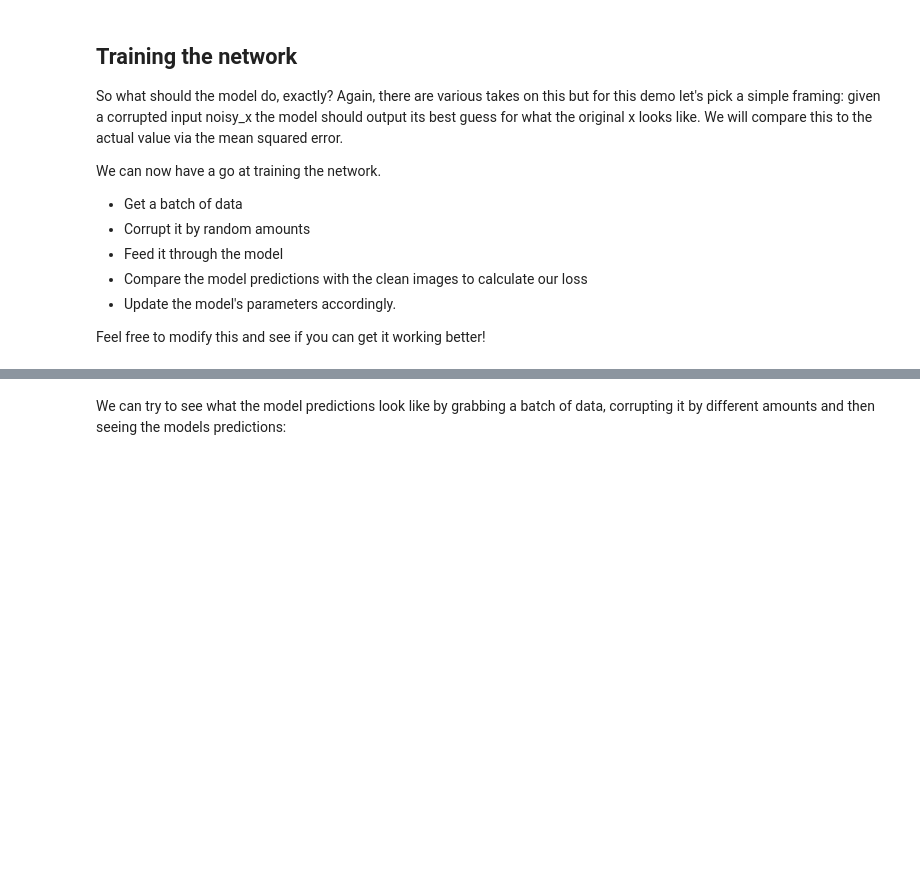
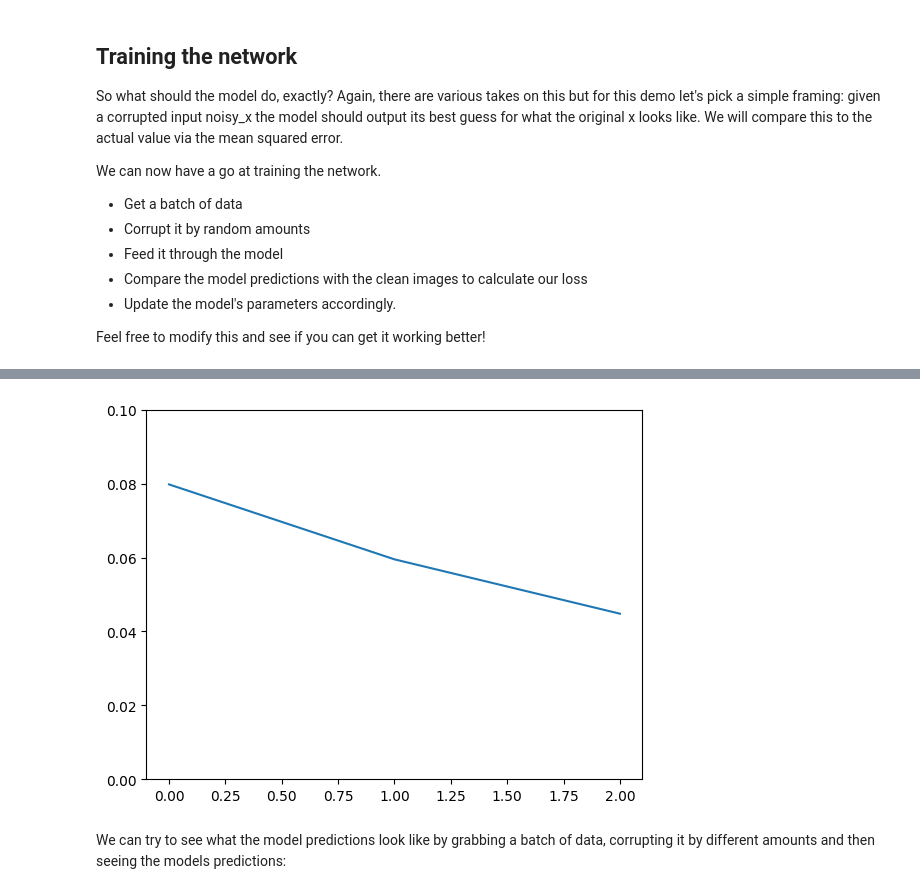
Before and after one commit to shani1610/learning-diffusion-models, a Jupyter notebook: huggingface_course/02_diffusion_models_from_scratch(pokemons).ipynb, the cells around one changed output, grey strips where cells are left out. Cells and saved outputs as stored; diff of their text form; code cells hidden in the pictures; blank space fills up the shorter version.

```diff
--- a/huggingface_course/02_diffusion_models_from_scratch(pokemons).ipynb
+++ b/huggingface_course/02_diffusion_models_from_scratch(pokemons).ipynb
@@ -54,11 +53,6 @@ else:
 
     # Download pizza, steak, sushi data
     with open(data_path / "pokemons.zip", "wb") as f:
-        request = requests.get("https://github.com/shani1610/learning-diffusion-models/blob/main/data/pokemons.zip")
+        request = requests.get("https://github.com/shani1610/learning-diffusion-models/raw/main/data/pokemons.zip")
         print("Downloading pokemon data...")
         f.write(request.content)
-
-    # Unzip pizza, steak, sushi data
-    with zipfile.ZipFile(data_path / "pokemons.zip", "r") as zip_ref:
-        print("Unzipping pokemons data...")
-        zip_ref.extractall(image_path)
@@ -200,7 +232,7 @@ This is what that looks like in code:
 # %%
 class BasicUNet(nn.Module):
     """A minimal UNet implementation."""
-    def __init__(self, in_channels=1, out_channels=1):
+    def __init__(self, in_channels=3, out_channels=3):
         super().__init__()
         self.down_layers = torch.nn.ModuleList([
             nn.Conv2d(in_channels, 32, kernel_size=5, padding=2),
@@ -235,5 +267,5 @@ class BasicUNet(nn.Module):
 We can verify that the output shape is the same as the input, as we expect:
 # %%
 net = BasicUNet()
-x = torch.rand(8, 1, 28, 28)
+x = torch.rand(8, 3, 28, 28)
 net(x).shape
@@ -259,7 +295,7 @@ Feel free to modify this and see if you can get it working better!
 # %%
 # Dataloader (you can mess with batch size)
 batch_size = 128
-train_dataloader = DataLoader(dataset, batch_size=batch_size, shuffle=True)
+train_dataloader = DataLoader(train_data, batch_size=batch_size, shuffle=True)
 
 # How many runs through the data should we do?
 n_epochs = 3
@@ -308,3 +344,4 @@ for epoch in range(n_epochs):
 # View the loss curve
 plt.plot(losses)
 plt.ylim(0, 0.1);
+# %% [output]
@@ -311,3 +351,4 @@ plt.ylim(0, 0.1);
+[figure, added]
 # %% [markdown]
 We can try to see what the model predictions look like by grabbing a batch of data, corrupting it by different amounts and then seeing the models predictions:
 # %%
```
Also changed, not shown: parts of 19 cells of this notebook.
